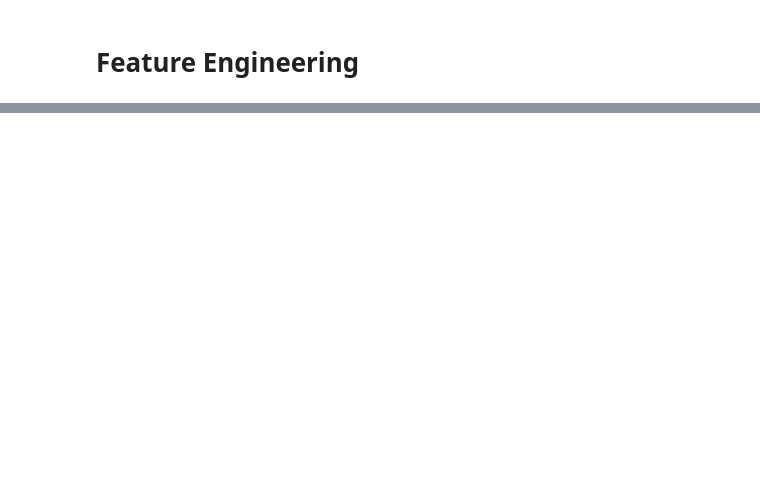
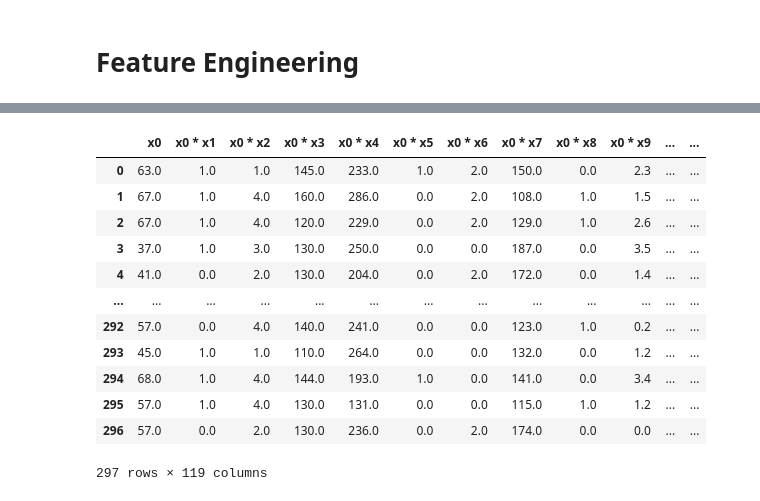
Before and after one commit to MrDomian/Heart-Disease-Risk-Prediction, a Jupyter notebook: Feature engineering.ipynb, the cells around one changed output, grey strips where cells are left out. Saved outputs shown, nothing was run; the diff lists cells and outputs as text; code cells hidden in the pictures; blank space fills up the shorter version.

```diff
--- a/Feature engineering.ipynb
+++ b/Feature engineering.ipynb
@@ -57,4 +131,20 @@ data = ordinal_encoding(data, categorical_columns, ordinal_mapping)
 # %%
-# 2. Tworzenie nowych cech
+data = pd.read_csv('heart_disease_risk.csv')
+degree = 2
+
 data = create_polynomial_features(data, degree)
-data = create_interaction_features(data)
+data
+# %% [output]
+|  | x0 | x0 * x1 | x0 * x2 | x0 * x3 | x0 * x4 | x0 * x5 | x0 * x6 | x0 * x7 | x0 * x8 | x0 * x9 | ... | ... |
+| 0 | 63.0 | 1.0 | 1.0 | 145.0 | 233.0 | 1.0 | 2.0 | 150.0 | 0.0 | 2.3 | ... | ... |
+| 1 | 67.0 | 1.0 | 4.0 | 160.0 | 286.0 | 0.0 | 2.0 | 108.0 | 1.0 | 1.5 | ... | ... |
+| 2 | 67.0 | 1.0 | 4.0 | 120.0 | 229.0 | 0.0 | 2.0 | 129.0 | 1.0 | 2.6 | ... | ... |
+| 3 | 37.0 | 1.0 | 3.0 | 130.0 | 250.0 | 0.0 | 0.0 | 187.0 | 0.0 | 3.5 | ... | ... |
+| 4 | 41.0 | 0.0 | 2.0 | 130.0 | 204.0 | 0.0 | 2.0 | 172.0 | 0.0 | 1.4 | ... | ... |
+| ... | ... | ... | ... | ... | ... | ... | ... | ... | ... | ... | ... | ... |
+| 292 | 57.0 | 0.0 | 4.0 | 140.0 | 241.0 | 0.0 | 0.0 | 123.0 | 1.0 | 0.2 | ... | ... |
+| 293 | 45.0 | 1.0 | 1.0 | 110.0 | 264.0 | 0.0 | 0.0 | 132.0 | 0.0 | 1.2 | ... | ... |
+| 294 | 68.0 | 1.0 | 4.0 | 144.0 | 193.0 | 1.0 | 0.0 | 141.0 | 0.0 | 3.4 | ... | ... |
+| 295 | 57.0 | 1.0 | 4.0 | 130.0 | 131.0 | 0.0 | 0.0 | 115.0 | 1.0 | 1.2 | ... | ... |
+| 296 | 57.0 | 0.0 | 2.0 | 130.0 | 236.0 | 0.0 | 2.0 | 174.0 | 0.0 | 0.0 | ... | ... |
+297 rows × 119 columns
```
Also changed, not shown: parts of 30 cells of this notebook.
